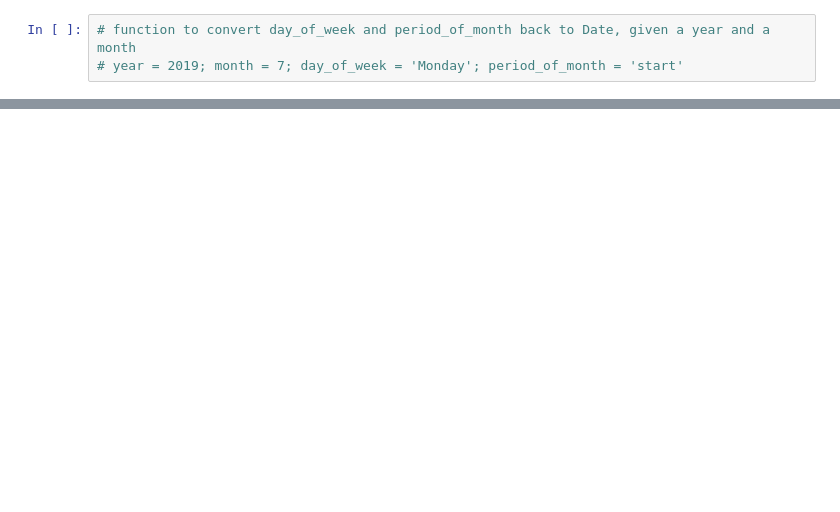
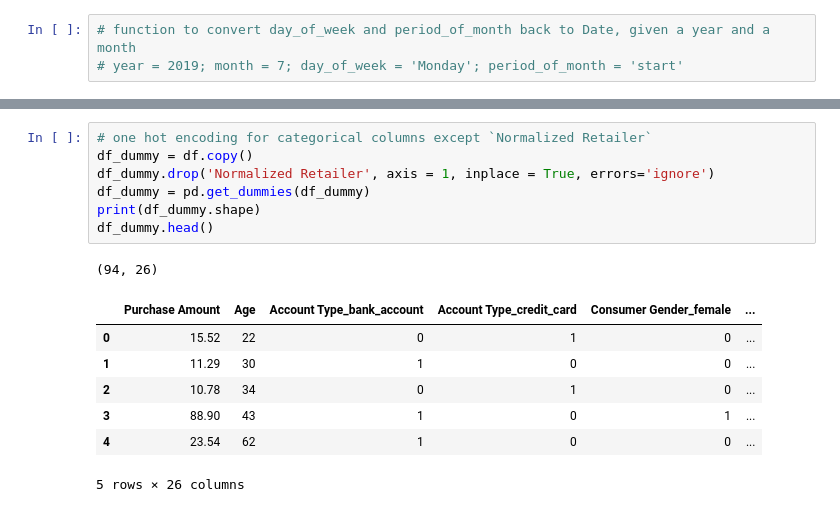
Before and after one commit to rui-zhang-ocean/Predict_Transactions, a Jupyter notebook: build_synthesizer.ipynb, the cells around one changed output, grey strips where cells are left out. Drawn from its saved outputs; the diff is of its cells as text; blank space fills up the shorter version.

```diff
--- a/build_synthesizer.ipynb
+++ b/build_synthesizer.ipynb
@@ -156,0 +176,16 @@ retailerVec.shape
+# %%
+# one hot encoding for categorical columns except `Normalized Retailer`
+df_dummy = df.copy()
+df_dummy.drop('Normalized Retailer', axis = 1, inplace = True, errors='ignore')
+df_dummy = pd.get_dummies(df_dummy)
+print(df_dummy.shape)
+df_dummy.head()
+# %% [output]
+(94, 26)
+|  | Purchase Amount | Age | Account Type_bank_account | Account Type_credit_card | Consumer Gender_female | ... |
+| 0 | 15.52 | 22 | 0 | 1 | 0 | ... |
+| 1 | 11.29 | 30 | 1 | 0 | 0 | ... |
+| 2 | 10.78 | 34 | 0 | 1 | 0 | ... |
+| 3 | 88.90 | 43 | 1 | 0 | 1 | ... |
+| 4 | 23.54 | 62 | 1 | 0 | 0 | ... |
+5 rows × 26 columns
```
Also changed, not shown: parts of 16 cells of this notebook.
